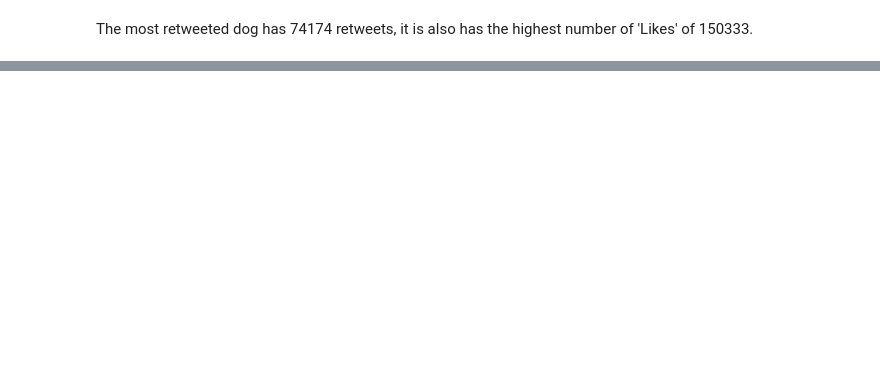
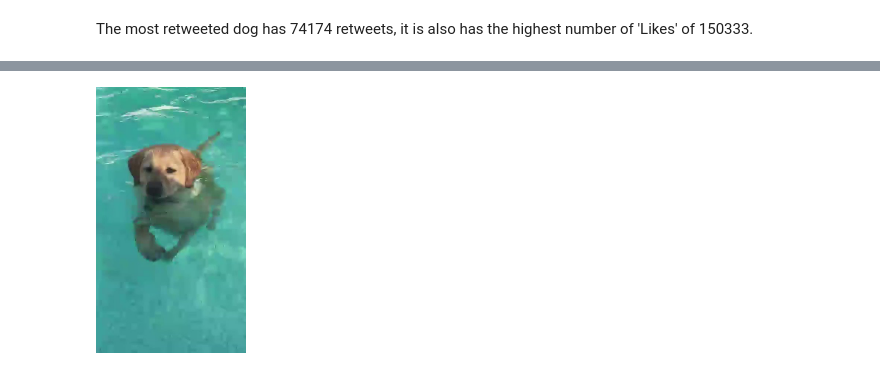
Before and after one commit to Ifyfrances/data_wrangle_analyze_project, a Jupyter notebook: wrangle_act.ipynb, the cells around one changed output, grey strips where cells are left out. Saved outputs shown, nothing was run; the diff lists cells and outputs as text; code cells hidden in the pictures; blank space fills up the shorter version.

```diff
--- a/wrangle_act.ipynb
+++ b/wrangle_act.ipynb
@@ -1158,0 +1221,3 @@ most_likes.plot(x='name', y='favourite_count',title="Average favorite count by d
+# %%
+max_retweet = tweet_master.loc[tweet_master['retweet_count'].idxmax()]
+max_retweet
@@ -1158,0 +1243,4 @@ most_likes.plot(x='name', y='favourite_count',title="Average favorite count by d
+# %%
+Image(max_retweet['jpg_url'], width=150, height= 10)
+# %% [output]
+[figure, added]
```
Also changed, not shown: parts of 37 cells of this notebook, 4 other files.
